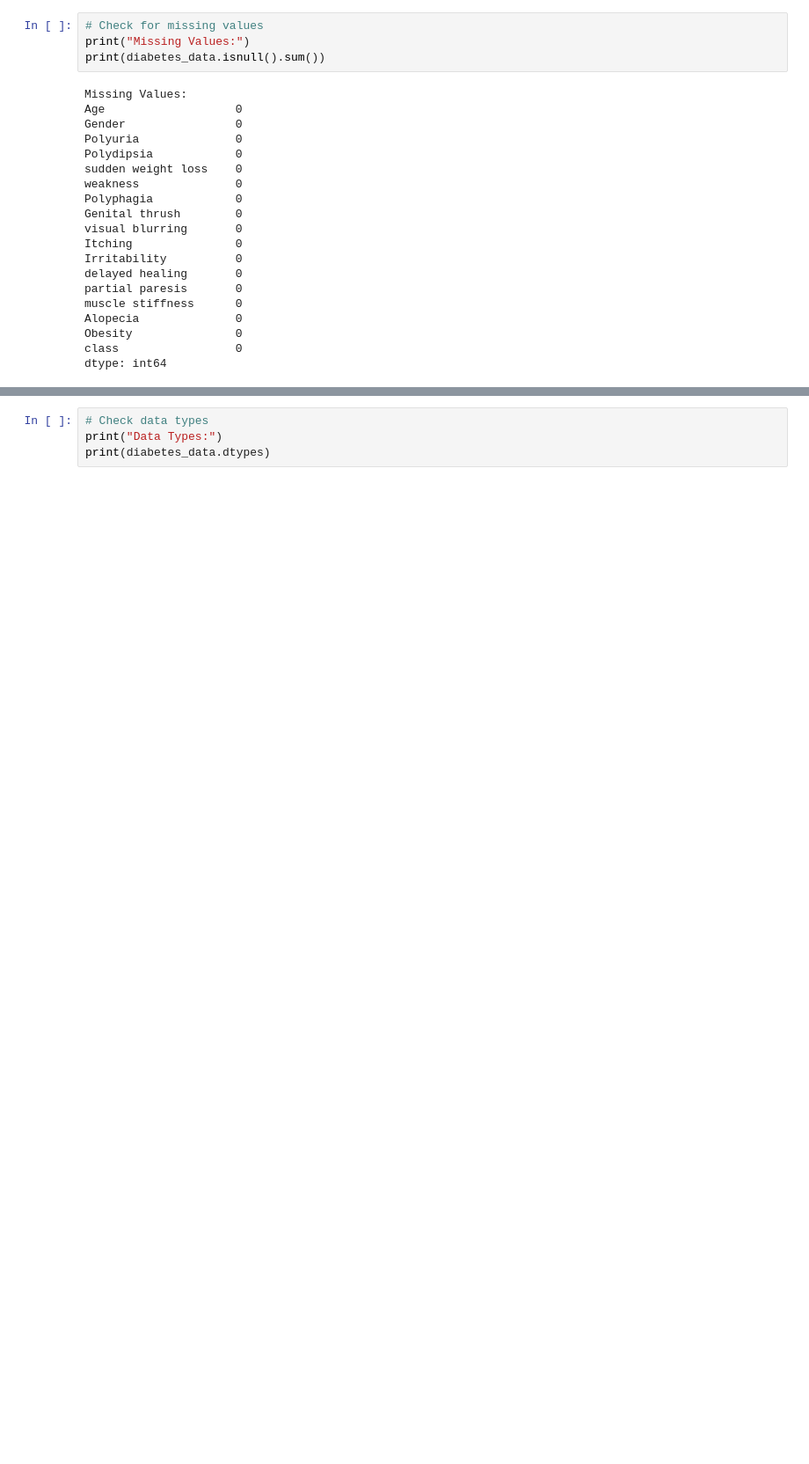
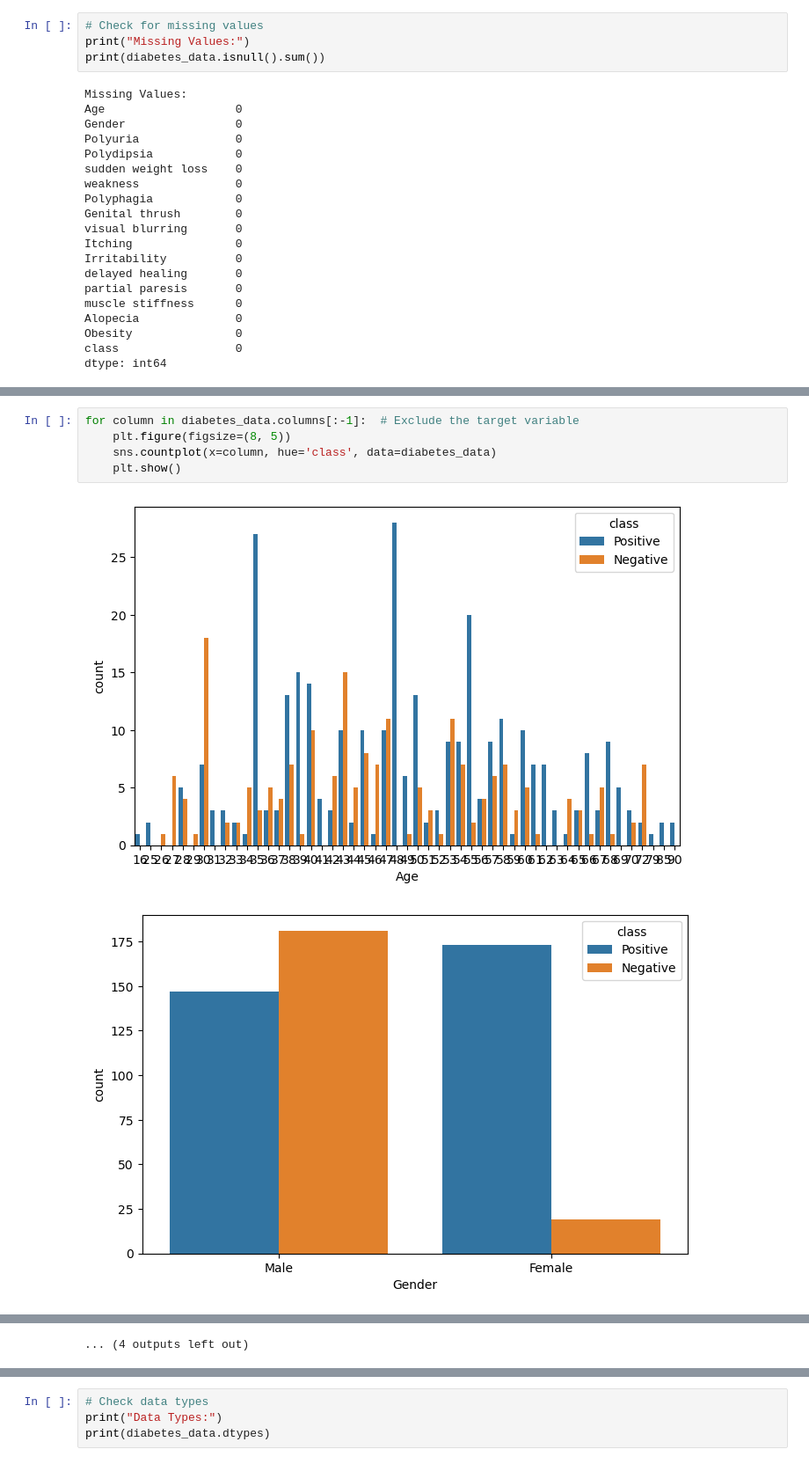
Before and after one commit to Musa-codelib/Diabetes-Prediction-Machine-Learning, a Jupyter notebook: cep-001.ipynb, the cells around one changed output, grey strips where cells are left out. Shown at 88% size. Saved outputs shown, nothing was run; the diff lists cells and outputs as text; blank space fills up the shorter version.

```diff
--- a/cep-001.ipynb
+++ b/cep-001.ipynb
@@ -54,0 +70,8 @@ dtype: int64
+# %%
+for column in diabetes_data.columns[:-1]:  # Exclude the target variable
+    plt.figure(figsize=(8, 5))
+    sns.countplot(x=column, hue='class', data=diabetes_data)
+    plt.show()
+# %% [output]
+[figure, added]
+[figure, added]
@@ -54,0 +88 @@ dtype: int64
+... (4 outputs left out)
```
Also changed, not shown: parts of 24 cells of this notebook.
